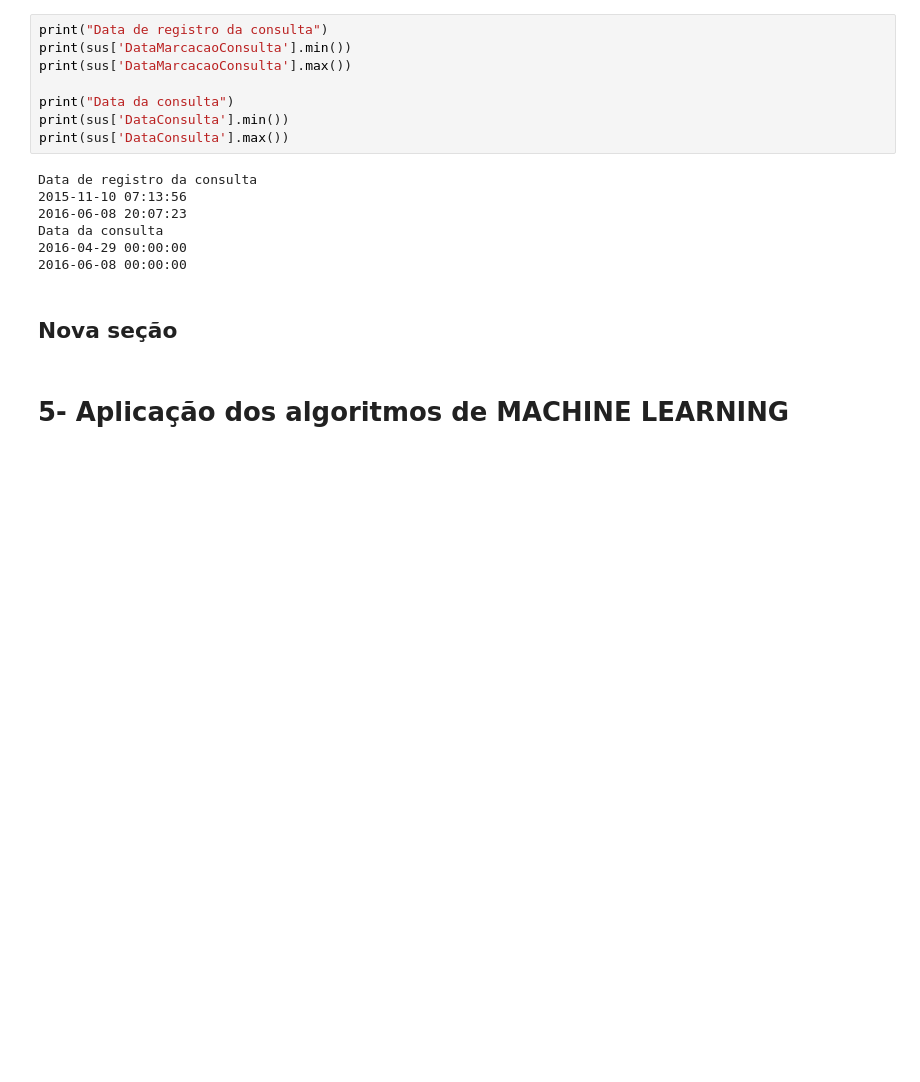
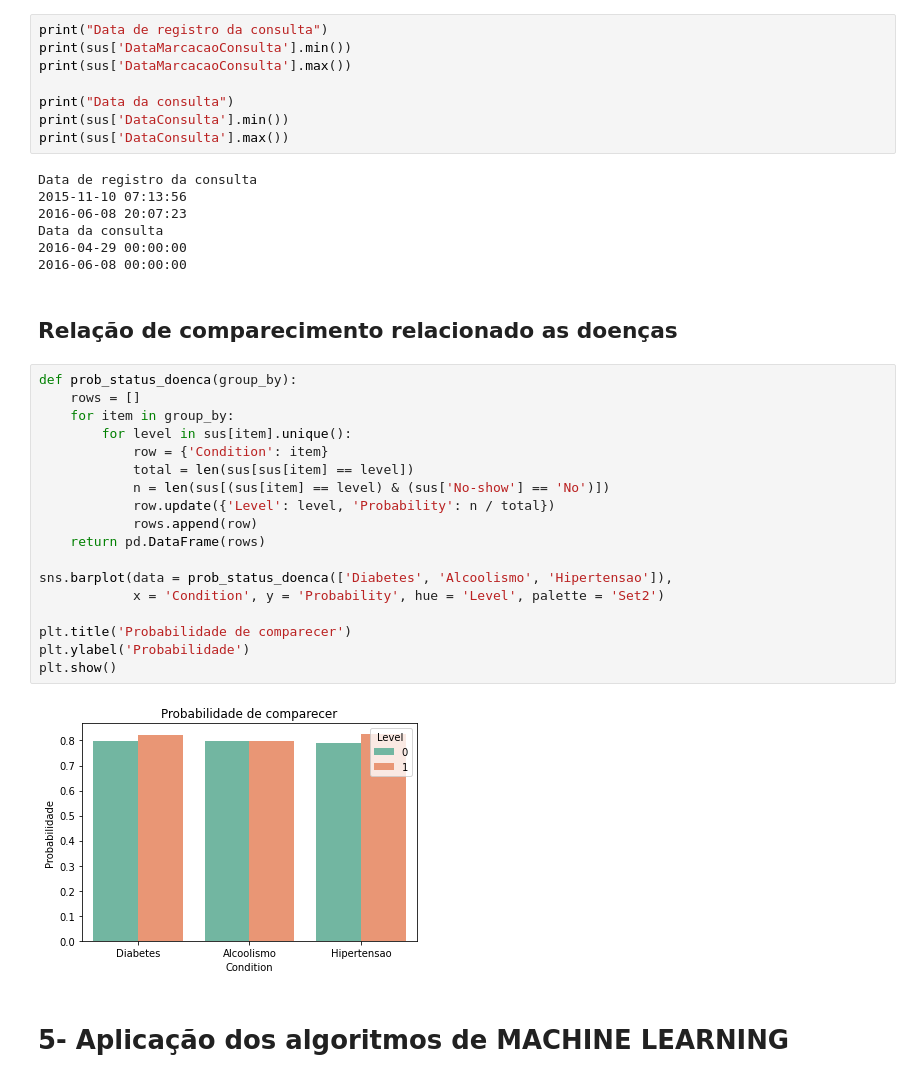
Before and after one commit to thiagoduar/tcc-atendimentosSUS, a Jupyter notebook: TCC_SUS.ipynb, the cells around one changed output. Drawn from its saved outputs; the diff is of its cells as text; blank space fills up the shorter version.

```diff
--- a/TCC_SUS.ipynb
+++ b/TCC_SUS.ipynb
@@ -292,8 +286,28 @@ Data de registro da consulta
 Data da consulta
 2016-04-29 00:00:00
 2016-06-08 00:00:00
-# %% [markdown]
-## Nova seção
+# %% [markdown]
+## Relação de comparecimento relacionado as doenças
+# %%
+def prob_status_doenca(group_by):
+    rows = []
+    for item in group_by:
+        for level in sus[item].unique():
+            row = {'Condition': item}
+            total = len(sus[sus[item] == level])
+            n = len(sus[(sus[item] == level) & (sus['No-show'] == 'No')])
+            row.update({'Level': level, 'Probability': n / total})
+            rows.append(row)
+    return pd.DataFrame(rows)
+
+sns.barplot(data = prob_status_doenca(['Diabetes', 'Alcoolismo', 'Hipertensao']),
+            x = 'Condition', y = 'Probability', hue = 'Level', palette = 'Set2')
+
+plt.title('Probabilidade de comparecer')
+plt.ylabel('Probabilidade')
+plt.show()
+# %% [output]
+[figure, added]
 # %% [markdown]
 # 5- Aplicação dos algoritmos de MACHINE LEARNING
 # %%
```
Also changed, not shown: parts of 7 cells of this notebook.
